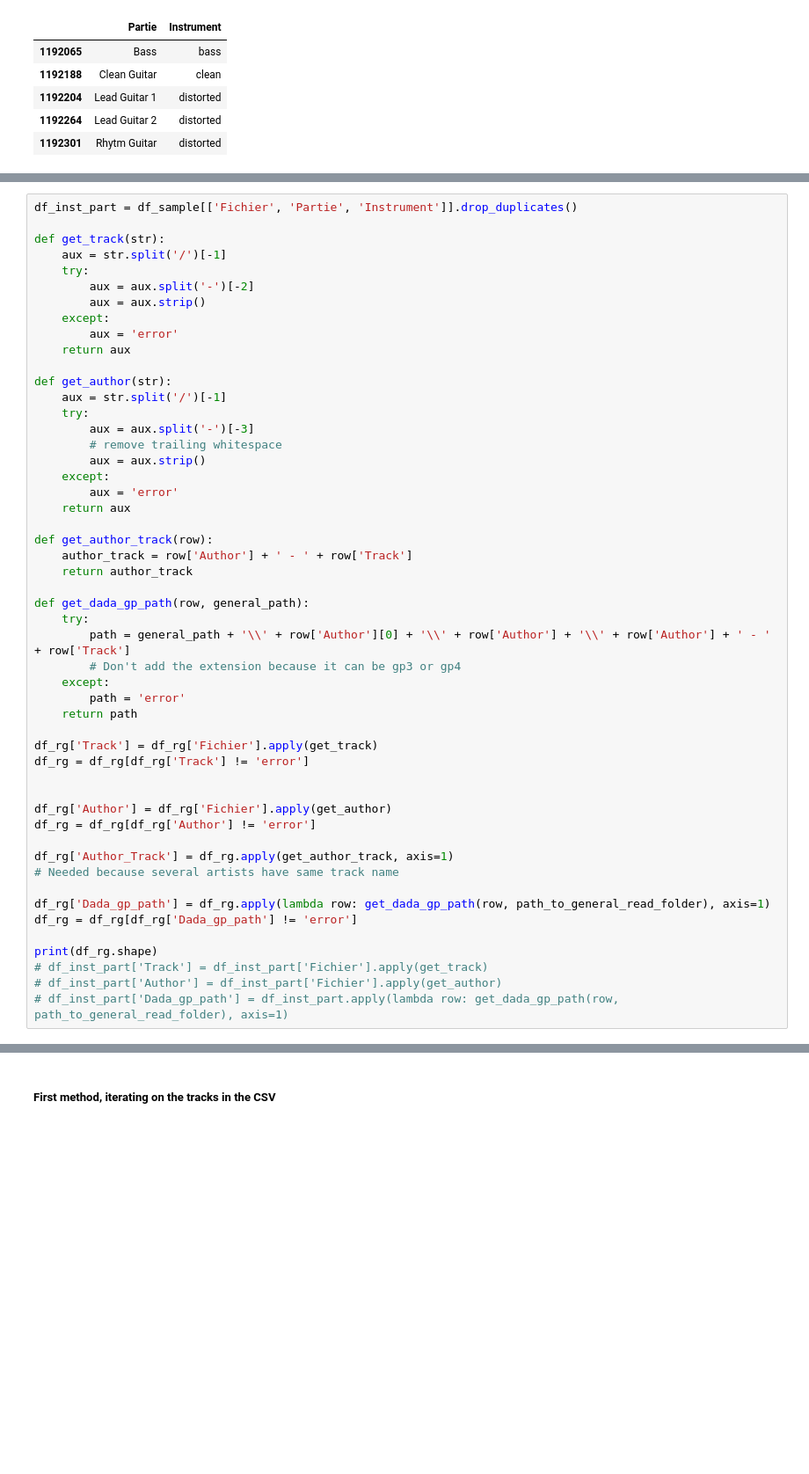
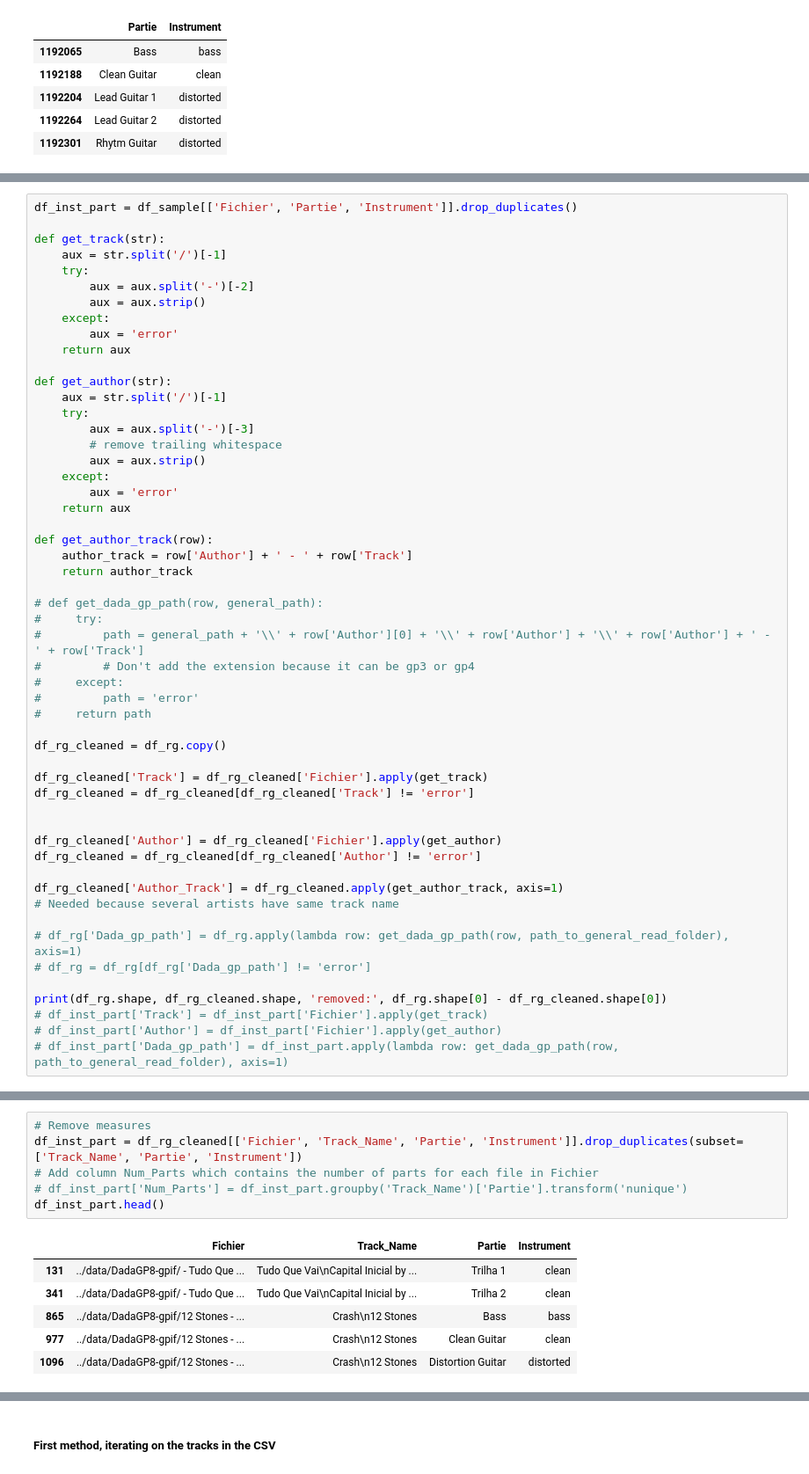
Before and after one commit to OlitHub/guitar-tab-gen, a Jupyter notebook: src/dadagp_sep_file_gen.ipynb, the cells around one changed output, grey strips where cells are left out. Shown at 88% size. Saved outputs shown, nothing was run; the diff lists cells and outputs as text; blank space fills up the shorter version.

```diff
--- a/src/dadagp_sep_file_gen.ipynb
+++ b/src/dadagp_sep_file_gen.ipynb
@@ -134,28 +127,30 @@ def get_author_track(row):
     author_track = row['Author'] + ' - ' + row['Track']
     return author_track
 
-def get_dada_gp_path(row, general_path):
-    try:
-        path = general_path + '\\' + row['Author'][0] + '\\' + row['Author'] + '\\' + row['Author'] + ' - ' + row['Track']
-        # Don't add the extension because it can be gp3 or gp4
-    except:
-        path = 'error'
-    return path
+# def get_dada_gp_path(row, general_path):
+#     try:
+#         path = general_path + '\\' + row['Author'][0] + '\\' + row['Author'] + '\\' + row['Author'] + ' - ' + row['Track']
+#         # Don't add the extension because it can be gp3 or gp4
+#     except:
+#         path = 'error'
+#     return path
 
-df_rg['Track'] = df_rg['Fichier'].apply(get_track)
-df_rg = df_rg[df_rg['Track'] != 'error']
+df_rg_cleaned = df_rg.copy()
+
+df_rg_cleaned['Track'] = df_rg_cleaned['Fichier'].apply(get_track)
+df_rg_cleaned = df_rg_cleaned[df_rg_cleaned['Track'] != 'error']
 
 
-df_rg['Author'] = df_rg['Fichier'].apply(get_author)
-df_rg = df_rg[df_rg['Author'] != 'error']
+df_rg_cleaned['Author'] = df_rg_cleaned['Fichier'].apply(get_author)
+df_rg_cleaned = df_rg_cleaned[df_rg_cleaned['Author'] != 'error']
 
-df_rg['Author_Track'] = df_rg.apply(get_author_track, axis=1)
+df_rg_cleaned['Author_Track'] = df_rg_cleaned.apply(get_author_track, axis=1)
 # Needed because several artists have same track name
 
-df_rg['Dada_gp_path'] = df_rg.apply(lambda row: get_dada_gp_path(row, path_to_general_read_folder), axis=1)
-df_rg = df_rg[df_rg['Dada_gp_path'] != 'error']
+# df_rg['Dada_gp_path'] = df_rg.apply(lambda row: get_dada_gp_path(row, path_to_general_read_folder), axis=1)
+# df_rg = df_rg[df_rg['Dada_gp_path'] != 'error']
 
-print(df_rg.shape)
+print(df_rg.shape, df_rg_cleaned.shape, 'removed:', df_rg.shape[0] - df_rg_cleaned.shape[0])
 # df_inst_part['Track'] = df_inst_part['Fichier'].apply(get_track)
 # df_inst_part['Author'] = df_inst_part['Fichier'].apply(get_author)
 # df_inst_part['Dada_gp_path'] = df_inst_part.apply(lambda row: get_dada_gp_path(row, path_to_general_read_folder), axis=1)
@@ -168,0 +159,13 @@ KeyboardInterrupt:
+# %%
+# Remove measures
+df_inst_part = df_rg_cleaned[['Fichier', 'Track_Name', 'Partie', 'Instrument']].drop_duplicates(subset=['Track_Name', 'Partie', 'Instrument'])
+# Add column Num_Parts which contains the number of parts for each file in Fichier
+# df_inst_part['Num_Parts'] = df_inst_part.groupby('Track_Name')['Partie'].transform('nunique')
+df_inst_part.head()
+# %% [output]
+|  | Fichier | Track_Name | Partie | Instrument |
+| 131 | ../data/DadaGP8-gpif/ - Tudo Que ... | Tudo Que Vai\nCapital Inicial by ... | Trilha 1 | clean |
+| 341 | ../data/DadaGP8-gpif/ - Tudo Que ... | Tudo Que Vai\nCapital Inicial by ... | Trilha 2 | clean |
+| 865 | ../data/DadaGP8-gpif/12 Stones - ... | Crash\n12 Stones | Bass | bass |
+| 977 | ../data/DadaGP8-gpif/12 Stones - ... | Crash\n12 Stones | Clean Guitar | clean |
+| 1096 | ../data/DadaGP8-gpif/12 Stones - ... | Crash\n12 Stones | Distortion Guitar | distorted |
```
Also changed, not shown: parts of 11 cells of this notebook, 1 other file.
